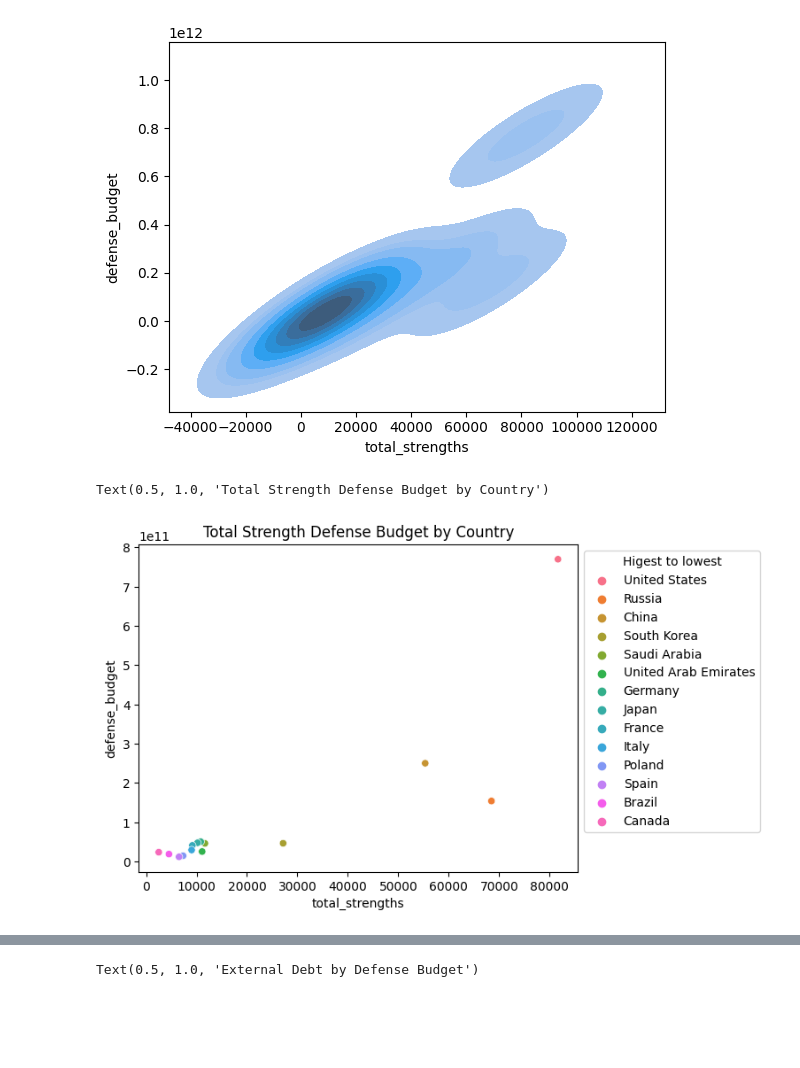
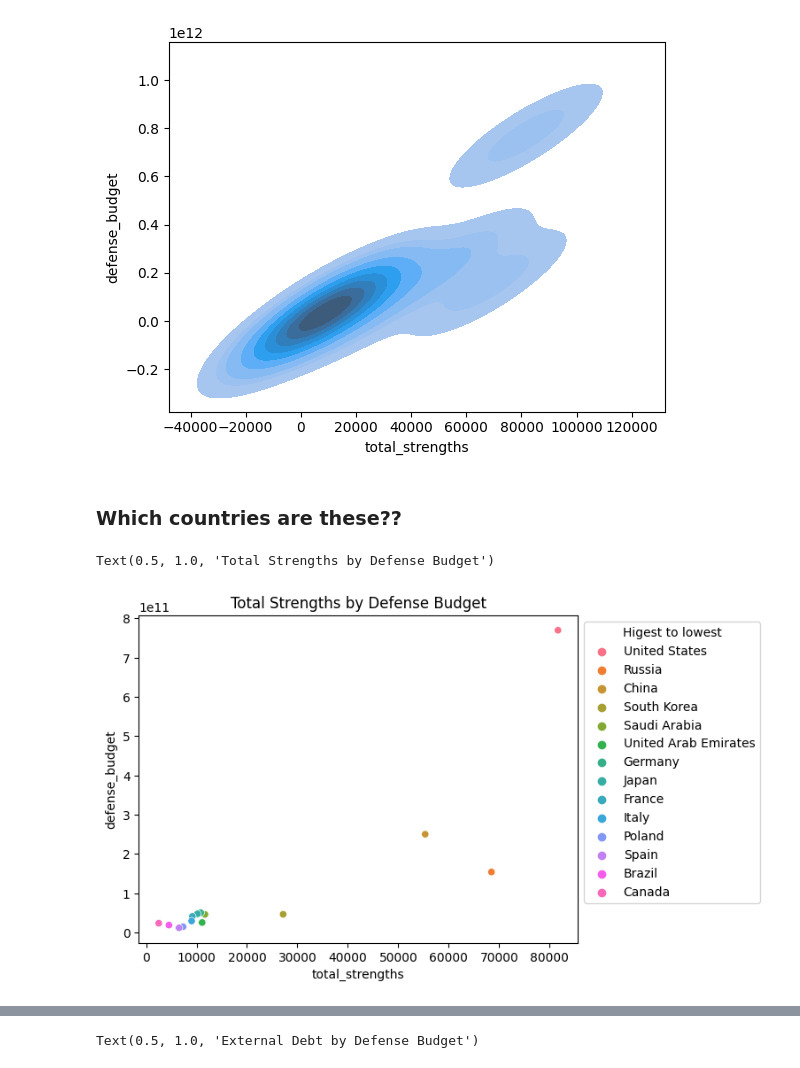
Before and after one commit to raycerna/military-firepower, a Jupyter notebook: final_report.ipynb, the cells around one changed output, grey strips where cells are left out. Cells and saved outputs as stored; diff of their text form; code cells hidden in the pictures; blank space fills up the shorter version.

```diff
--- a/final_report.ipynb
+++ b/final_report.ipynb
@@ -215,12 +175,14 @@ Correlation between total sea strength and defense budget
 res = sns.kdeplot(train['total_strengths'],train['defense_budget'], shade=True)
 # %% [output]
 [figure]
+# %% [markdown]
+### Which countries are these??
 # %%
 # plots air strength by defense budget with hue of country.
 sns.scatterplot(x='total_strengths', y='defense_budget', hue='country',
                 data=train.sort_values('total_strengths',ascending=False))
 plt.legend(loc = 2, bbox_to_anchor = (1,1), title='Higest to lowest')
-plt.title("Total Strength Defense Budget by Country")
+plt.title("Total Strengths by Defense Budget")
 # %% [output]
-Text(0.5, 1.0, 'Total Strength Defense Budget by Country')
+Text(0.5, 1.0, 'Total Strengths by Defense Budget')
-[figure, old version]
+[figure, new version]
```
Also changed, not shown: parts of 65 cells of this notebook.
